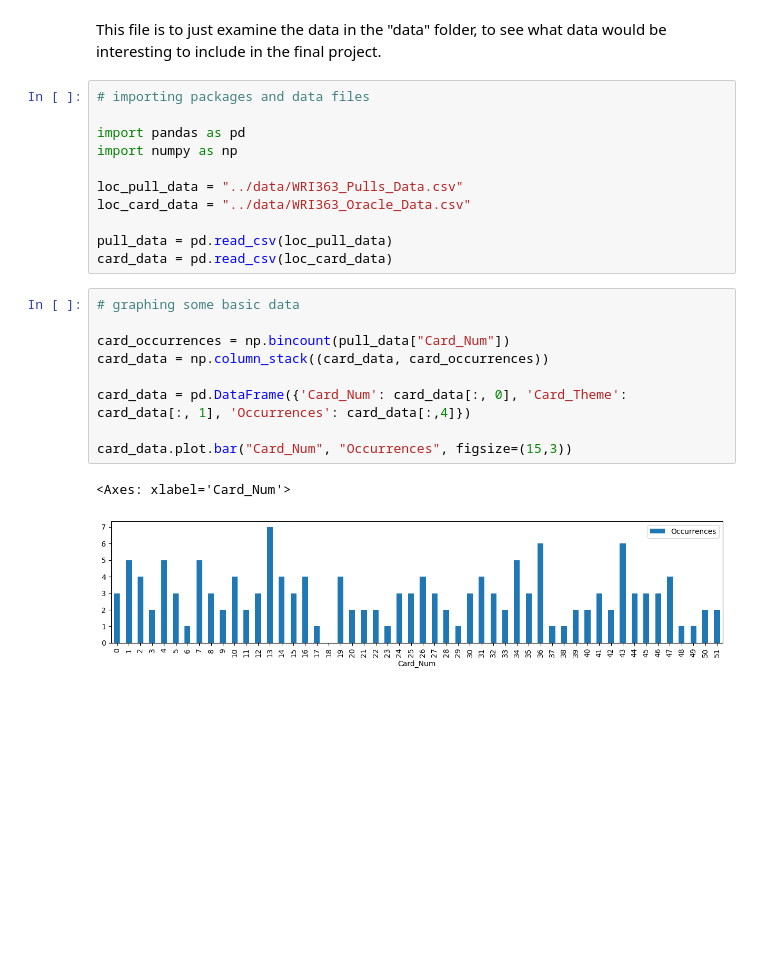
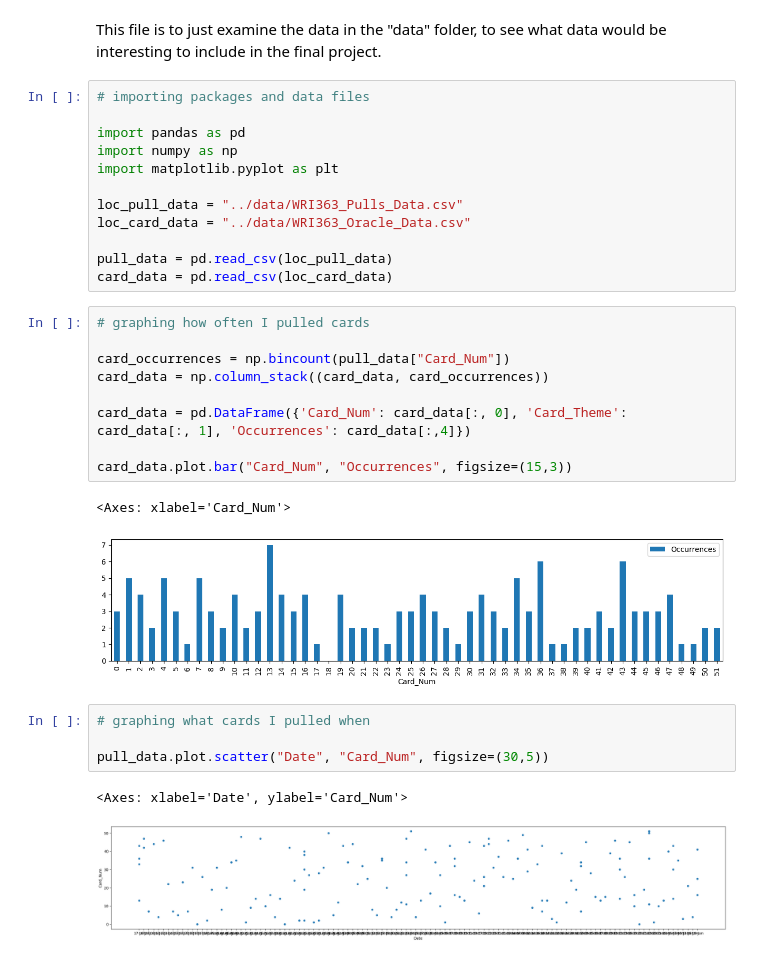
Before and after one commit to AmberLynnR33/WRI363_Data_Comm_Proj, a Jupyter notebook: graphics_creation/collect_stats.ipynb, the cells around one changed output. Drawn from its saved outputs; the diff is of its cells as text; blank space fills up the shorter version.

Commit message:
Creating more visualizations

```diff
--- a/graphics_creation/collect_stats.ipynb
+++ b/graphics_creation/collect_stats.ipynb
@@ -6,6 +6,7 @@ to see what data would be interesting to include in the final project.
 
 import pandas as pd
 import numpy as np
+import matplotlib.pyplot as plt
 
 loc_pull_data = "../data/WRI363_Pulls_Data.csv"
 loc_card_data = "../data/WRI363_Oracle_Data.csv"
@@ -13,7 +14,7 @@ loc_card_data = "../data/WRI363_Oracle_Data.csv"
 pull_data = pd.read_csv(loc_pull_data)
 card_data = pd.read_csv(loc_card_data)
 # %%
-# graphing some basic data
+# graphing how often I pulled cards
 
 card_occurrences = np.bincount(pull_data["Card_Num"])
 card_data = np.column_stack((card_data, card_occurrences))
@@ -24,3 +25,10 @@ card_data.plot.bar("Card_Num", "Occurrences", figsize=(15,3))
 # %% [output]
 <Axes: xlabel='Card_Num'>
 [figure]
+# %%
+# graphing what cards I pulled when
+
+pull_data.plot.scatter("Date", "Card_Num", figsize=(30,5))
+# %% [output]
+<Axes: xlabel='Date', ylabel='Card_Num'>
+[figure, added]
```
Also changed, not shown: parts of 1 cell of this notebook.
